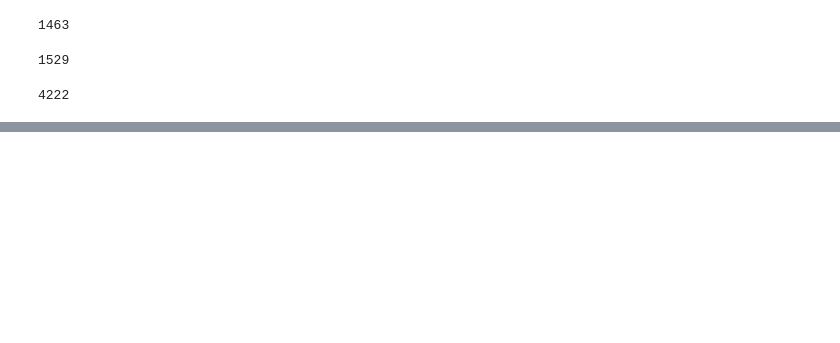
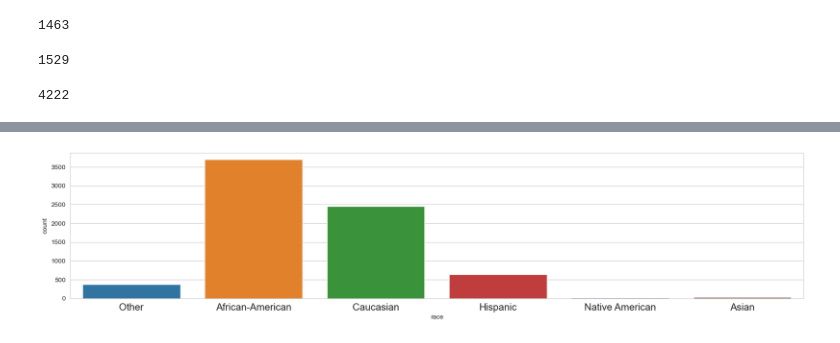
Before and after one commit to Chrispy6/DataScience1, a Jupyter notebook: Code/SeaBorn Fundementals.ipynb, the cells around one changed output, grey strips where cells are left out. Drawn from its saved outputs; the diff is of its cells as text; code cells hidden in the pictures; blank space fills up the shorter version.

```diff
--- a/Code/SeaBorn Fundementals.ipynb
+++ b/Code/SeaBorn Fundementals.ipynb
@@ -77,0 +98,9 @@ sns.lineplot(data=criminalAgeDf, x='categories', y='ages', color='red')
+# %%
+count = data['race'].value_counts()["Caucasian"]
+count
+plt.figure(figsize=(20, 4))
+sns.countplot(x=data["race"])
+plt.xticks(fontsize=15)
+plt.show()
+# %% [output]
+[figure, added]
```
Also changed, not shown: parts of 6 cells of this notebook.
